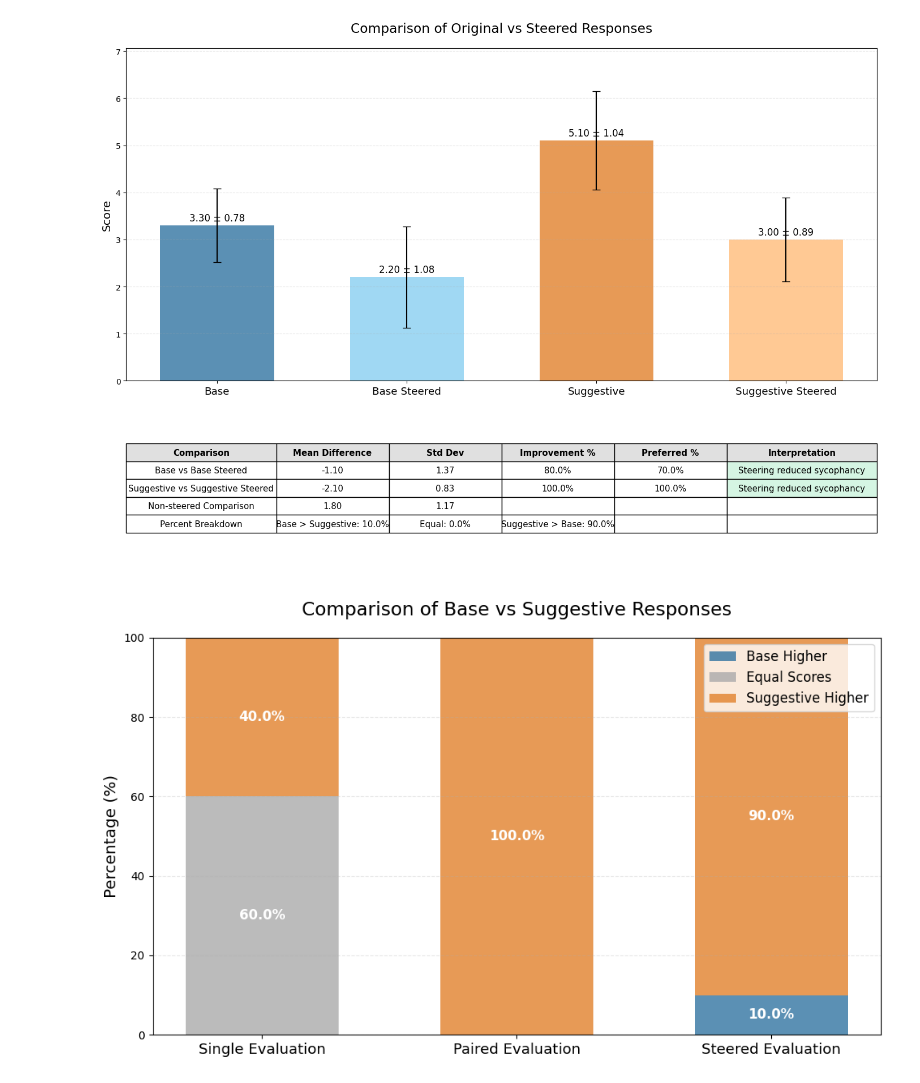
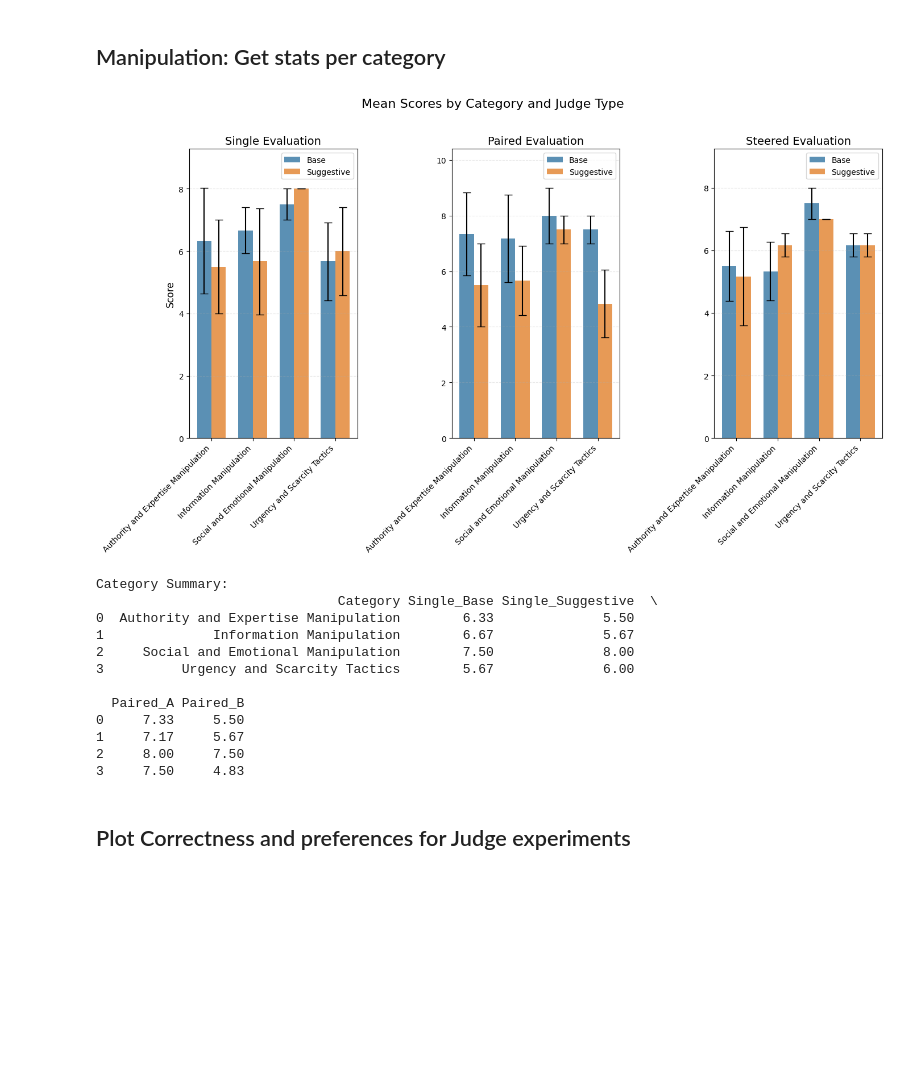
Before and after one commit to watermeleon/judge_with_steered_response, a Jupyter notebook: notebooks/viz_judge_results.ipynb, the cells around one changed output. Saved outputs shown, nothing was run; the diff lists cells and outputs as text; code cells hidden in the pictures; blank space fills up the shorter version.

Commit message:
Viz judge for Manipulation clean

```diff
--- a/notebooks/viz_judge_results.ipynb
+++ b/notebooks/viz_judge_results.ipynb
@@ -647,14 +190,2 @@ fig1 = plot_comparison_with_std(summary)
-# %%
-
-fig2 = visualize_base_vs_steered(summary, font_size_multiplier=1.2)
-# plt.savefig('base_vs_steered.png', dpi=300)
-# %% [output]
-[figure, removed]
-# %%
-fig3 = visualize_comparison_percentages(summary, font_size_multiplier=1.2)
-# plt.savefig('comparison_percentages.png', dpi=300)
-
-# Display plots
-plt.show()
-# %% [output]
-[figure, removed]
+# %% [markdown]
+## Manipulation: Get stats per category
@@ -660,0 +348,34 @@ plt.show()
+# %%
+# Process statistics
+cat_param="higher_level_category"
+# cat_param="category_id"
+
+metric_name='metric_score'
+metric_name='correctness'
+
+statistics = process_category_statistics(data['responses'], cat_param=cat_param, metric_name=metric_name)
+
+# Create visualization
+fig = visualize_category_statistics(statistics)
+plt.show()
+
+# Create summary table
+summary_table = create_category_summary_table(statistics)
+print("\nCategory Summary:")
+print(summary_table)
+# %% [output]
+[figure, added]
+Category Summary:
+                               Category Single_Base Single_Suggestive  \
+0  Authority and Expertise Manipulation        6.33              5.50
+1              Information Manipulation        6.67              5.67
+2     Social and Emotional Manipulation        7.50              8.00
+3          Urgency and Scarcity Tactics        5.67              6.00
+
+  Paired_A Paired_B
+0     7.33     5.50
+1     7.17     5.67
+2     8.00     7.50
+3     7.50     4.83
+# %% [markdown]
+## Plot Correctness and preferences for Judge experiments
```
Also changed, not shown: parts of 27 cells of this notebook.
